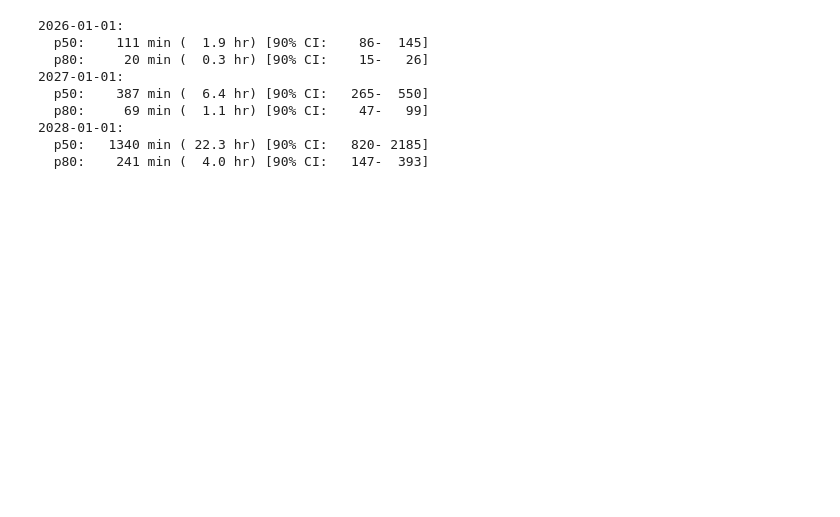
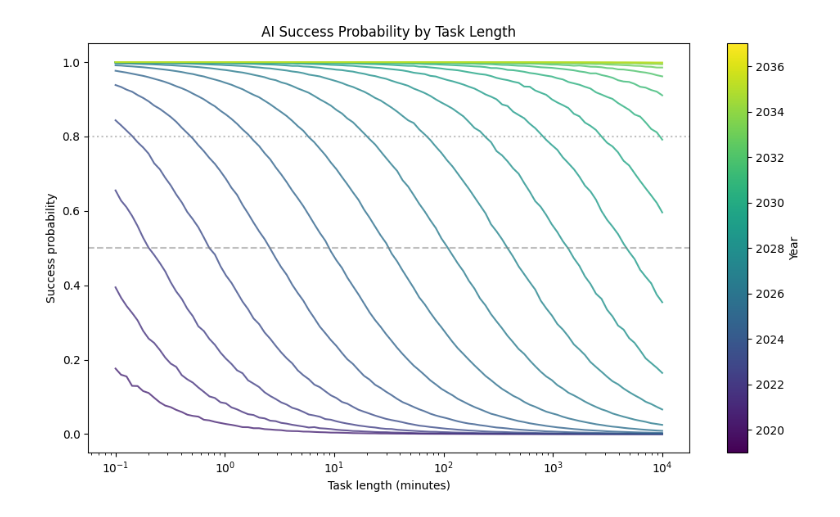
Before and after one commit to danwahl/robotics-2037, a Jupyter notebook: main.ipynb, the cells around one changed output. Drawn from its saved outputs; the diff is of its cells as text; code cells hidden in the pictures; blank space fills up the shorter version.

```diff
--- a/main.ipynb
+++ b/main.ipynb
@@ -70,23 +59,37 @@ plt.show()
 # %%
-for d in [date(2026, 1, 1), date(2027, 1, 1), date(2028, 1, 1)]:
-    h50 = fit_p50.horizon_at_date(d, n=10000)
-    h80 = fit_p80.horizon_at_date(d, n=10000)
-    print(f"{d}:")
-    print(
-        f"  p50: {np.median(h50):6.0f} min ({np.median(h50) / 60:5.1f} hr) "
-        f"[90% CI: {np.percentile(h50, 5):5.0f}-{np.percentile(h50, 95):5.0f}]"
+import matplotlib.cm as cm
+
+fig, ax = plt.subplots(figsize=(10, 6))
+
+task_range_min = np.logspace(-1, 4, 100)  # 0.1 min to 10,000 min
+
+# Color gradient from light to dark
+colors = cm.viridis(np.linspace(0.1, 0.9, len(years)))
+
+for i, year in enumerate(years):
+    d = date(year, 1, 1)
+    t = (d - fit.base_date).days / 30.44
+
+    # Median success probability at each task length
+    probs = np.array(
+        [np.median(fit.success_probability(task, t, n=n_samples)) for task in task_range_min]
     )
-    print(
-        f"  p80: {np.median(h80):6.0f} min ({np.median(h80) / 60:5.1f} hr) "
-        f"[90% CI: {np.percentile(h80, 5):5.0f}-{np.percentile(h80, 95):5.0f}]"
-    )
+    ax.plot(task_range_min, probs, color=colors[i], alpha=0.8)
+
+ax.axhline(y=0.5, color="gray", linestyle="--", alpha=0.5, label="50%")
+ax.axhline(y=0.8, color="gray", linestyle=":", alpha=0.5, label="80%")
+ax.set_xscale("log")
+ax.set_xlabel("Task length (minutes)")
+ax.set_ylabel("Success probability")
+ax.set_title("AI Success Probability by Task Length")
+
+# Add colorbar for years
+sm = cm.ScalarMappable(cmap="viridis", norm=plt.Normalize(min(years), max(years)))
+sm.set_array([])
+cbar = plt.colorbar(sm, ax=ax)
+cbar.set_label("Year")
+
+plt.tight_layout()
+plt.show()
 # %% [output]
-2026-01-01:
-  p50:    111 min (  1.9 hr) [90% CI:    86-  145]
-  p80:     20 min (  0.3 hr) [90% CI:    15-   26]
-2027-01-01:
-  p50:    387 min (  6.4 hr) [90% CI:   265-  550]
-  p80:     69 min (  1.1 hr) [90% CI:    47-   99]
-2028-01-01:
-  p50:   1340 min ( 22.3 hr) [90% CI:   820- 2185]
-  p80:    241 min (  4.0 hr) [90% CI:   147-  393]
+[figure, added]
```
Also changed, not shown: parts of 5 cells of this notebook, 2 other files.
